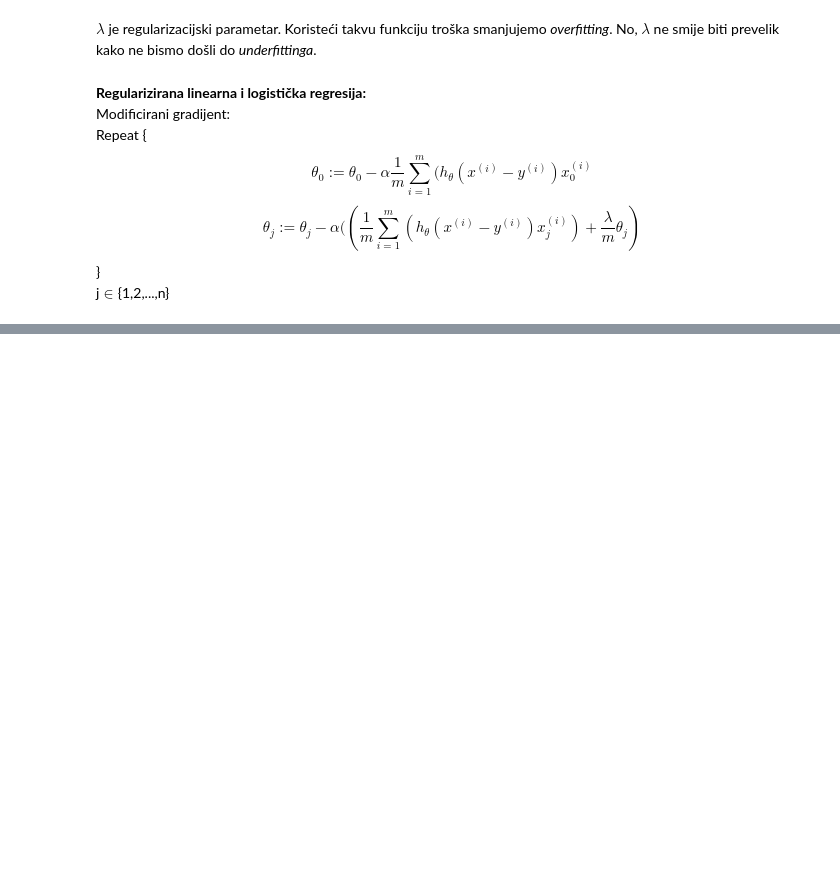
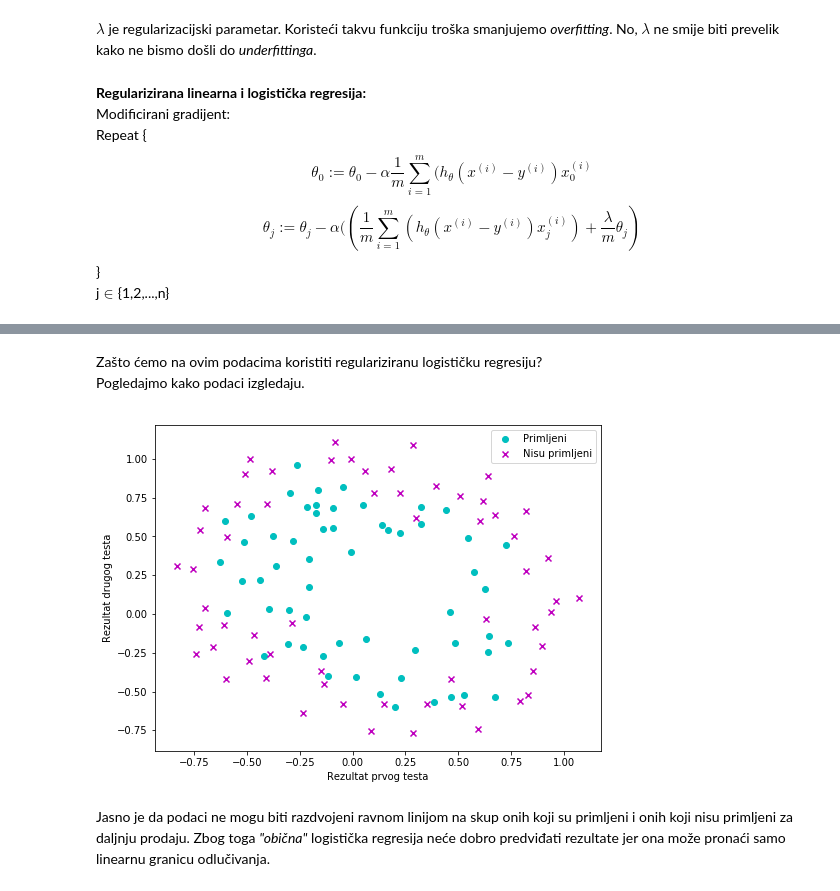
Before and after one commit to lucijamihalj/MSzadaca, a Jupyter notebook: strojno_ucenje.ipynb, the cells around one changed output, grey strips where cells are left out. Cells and saved outputs as stored; diff of their text form; code cells hidden in the pictures; blank space fills up the shorter version.

```diff
--- a/strojno_ucenje.ipynb
+++ b/strojno_ucenje.ipynb
@@ -462,0 +493,3 @@ j$\in${1,2,...,n}
+# %%
+chips = pd.read_csv("chips.txt", delimiter=",", names=["prvi_test", "drugi_test", "primljeni"])
+chips.loc[50:60,:]
@@ -462,0 +509,3 @@ j$\in${1,2,...,n}
+# %% [markdown]
+Zašto ćemo na ovim podacima koristiti regulariziranu logističku regresiju? <br>
+Pogledajmo kako podaci izgledaju.
@@ -462,0 +516,14 @@ j$\in${1,2,...,n}
+# %%
+fig,ax=plt.subplots(figsize=(8,6))
+pos_c=chips[chips['primljeni'].isin([1])]
+neg_c=chips[chips['primljeni'].isin([0])]
+scatter(pos_c['prvi_test'],pos_c['drugi_test'],marker='o',c='c',label='Primljeni')
+scatter(neg_c['prvi_test'],neg_c['drugi_test'],marker='x',c='m',label='Nisu primljeni')
+ax.legend()
+xlabel('Rezultat prvog testa')
+ylabel('Rezultat drugog testa')
+show()
+# %% [output]
+[figure, added]
+# %% [markdown]
+Jasno je da podaci ne mogu biti razdvojeni ravnom linijom na skup onih koji su primljeni i onih koji nisu primljeni za daljnju prodaju. Zbog toga *"obična"* logistička regresija neće dobro predviđati rezultate jer ona može pronaći samo linearnu granicu odlučivanja.
```
Also changed, not shown: parts of 44 cells of this notebook.
